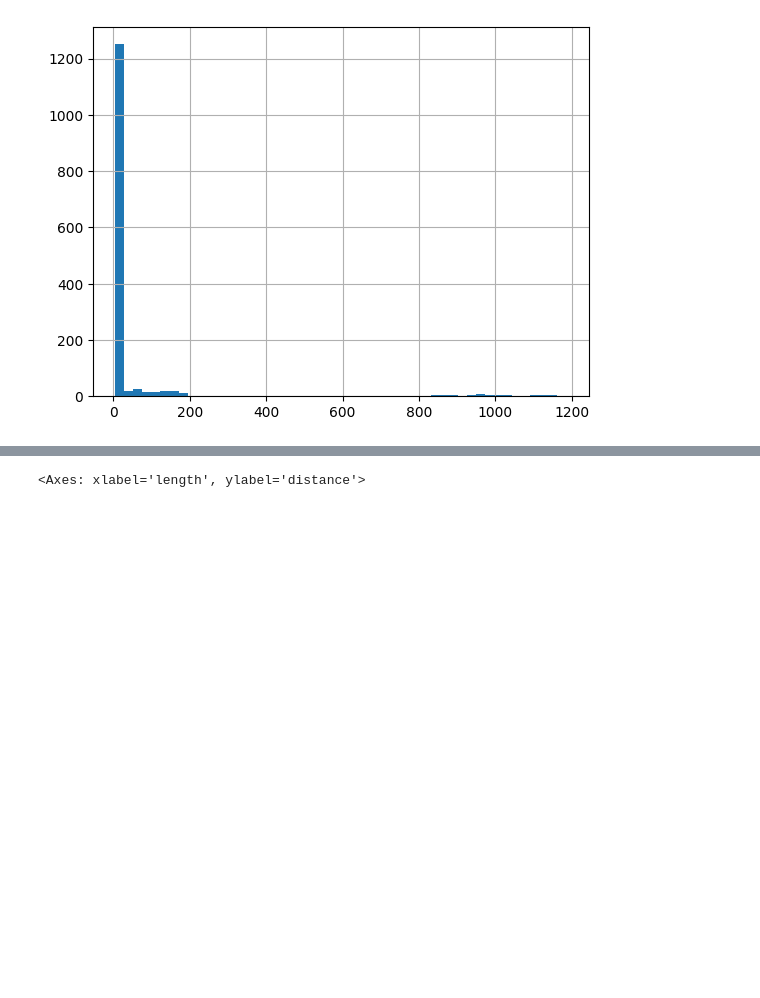
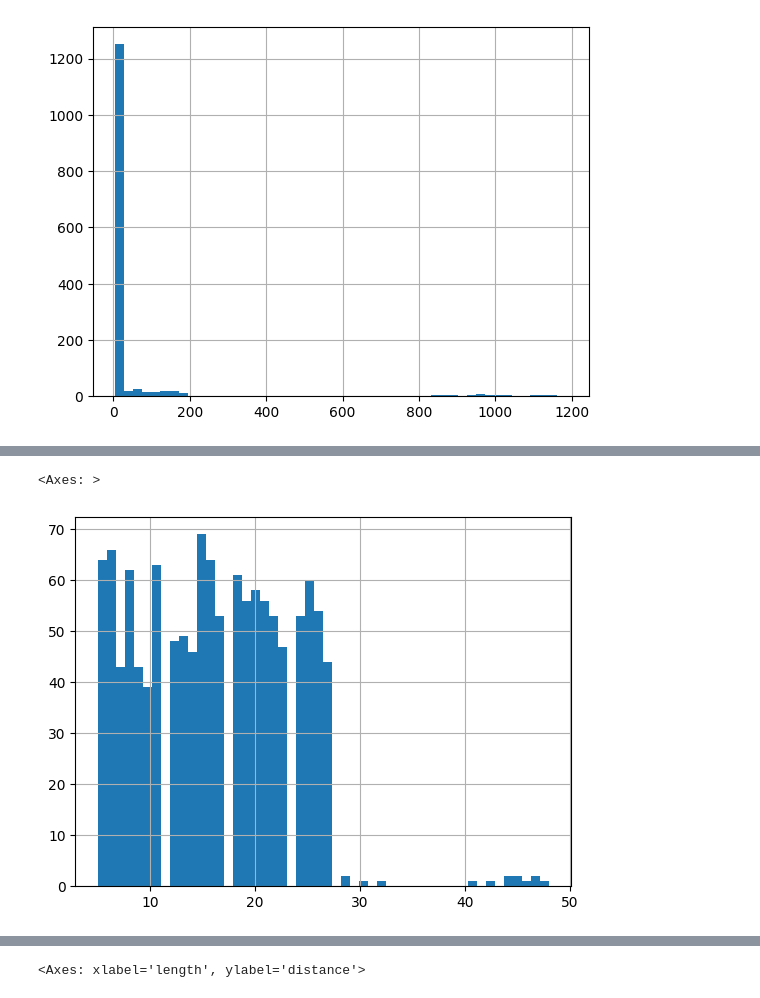
Before and after one commit to homoludens/library_example, a Jupyter notebook: library_eda.ipynb, the cells around one changed output, grey strips where cells are left out. Drawn from its saved outputs; the diff is of its cells as text; code cells hidden in the pictures; blank space fills up the shorter version.

```diff
--- a/library_eda.ipynb
+++ b/library_eda.ipynb
@@ -798,0 +803,5 @@ merged_df['length'].hist(bins=50)
+# %%
+merged_df[merged_df['length']<50]['length'].hist(bins=50)
+# %% [output]
+<Axes: >
+[figure, added]
```
Also changed, not shown: parts of 29 cells of this notebook, 1 other file.
